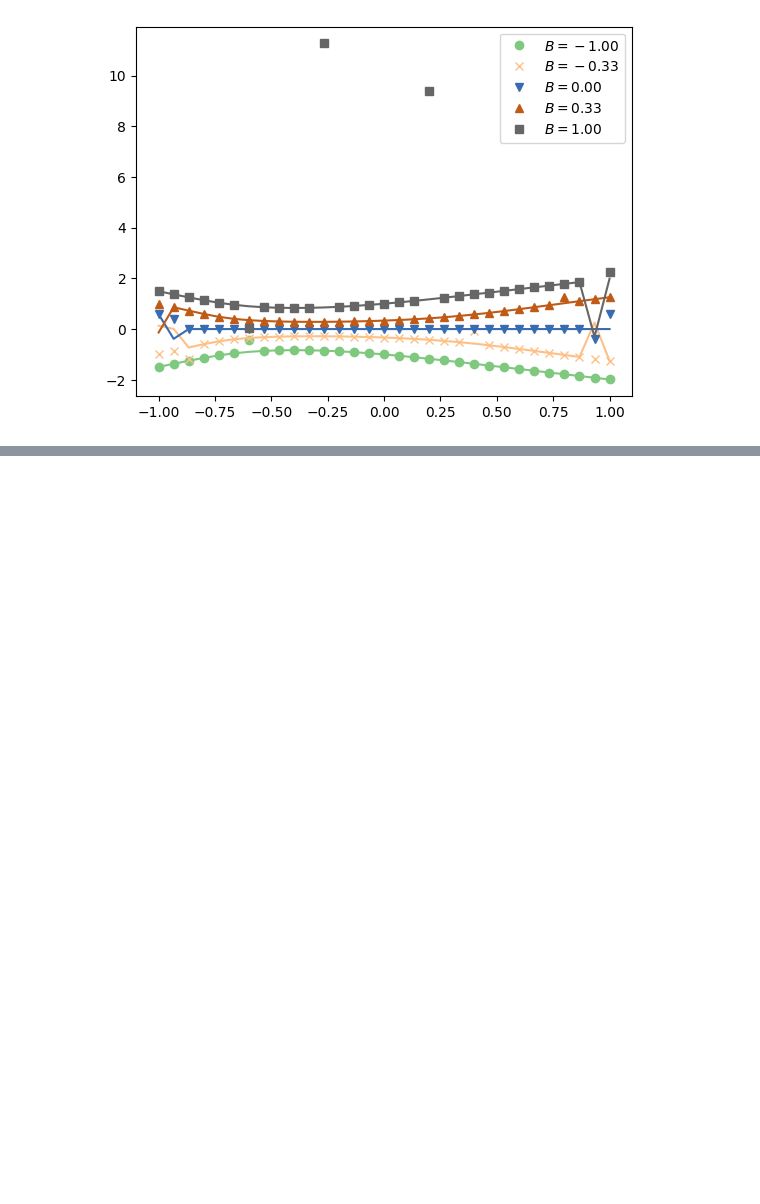
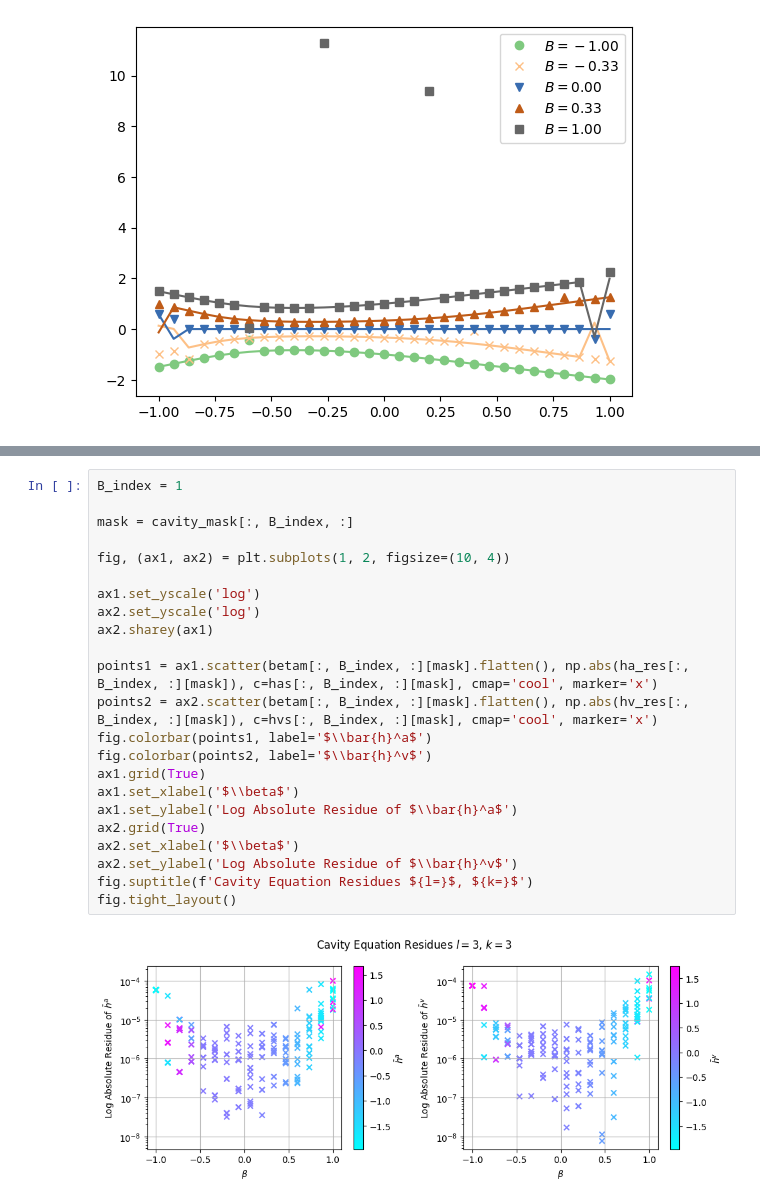
Before and after one commit to YizhongHu/statistical_mechanics_on_graphs, a Jupyter notebook: src/ising_bipartite.ipynb, the cells around one changed output, grey strips where cells are left out. Cells and saved outputs as stored; diff of their text form; blank space fills up the shorter version.

```diff
--- a/src/ising_bipartite.ipynb
+++ b/src/ising_bipartite.ipynb
@@ -689,0 +811,25 @@ plt.legend()
+# %%
+B_index = 1
+
+mask = cavity_mask[:, B_index, :]
+
+fig, (ax1, ax2) = plt.subplots(1, 2, figsize=(10, 4))
+
+ax1.set_yscale('log')
+ax2.set_yscale('log')
+ax2.sharey(ax1)
+
+points1 = ax1.scatter(betam[:, B_index, :][mask].flatten(), np.abs(ha_res[:, B_index, :][mask]), c=has[:, B_index, :][mask], cmap='cool', marker='x')
+points2 = ax2.scatter(betam[:, B_index, :][mask].flatten(), np.abs(hv_res[:, B_index, :][mask]), c=hvs[:, B_index, :][mask], cmap='cool', marker='x')
+fig.colorbar(points1, label='$\\bar{h}^a$')
+fig.colorbar(points2, label='$\\bar{h}^v$')
+ax1.grid(True)
+ax1.set_xlabel('$\\beta$')
+ax1.set_ylabel('Log Absolute Residue of $\\bar{h}^a$')
+ax2.grid(True)
+ax2.set_xlabel('$\\beta$')
+ax2.set_ylabel('Log Absolute Residue of $\\bar{h}^v$')
+fig.suptitle(f'Cavity Equation Residues ${l=}$, ${k=}$')
+fig.tight_layout()
+# %% [output]
+[figure, added]
```
Also changed, not shown: parts of 15 cells of this notebook, 15 other files.
